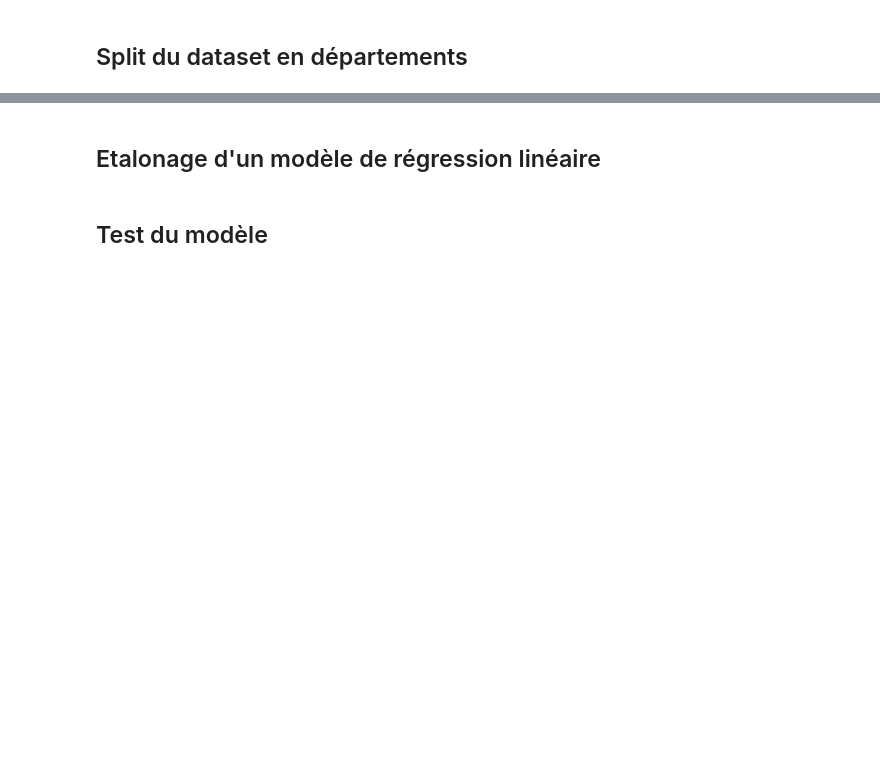
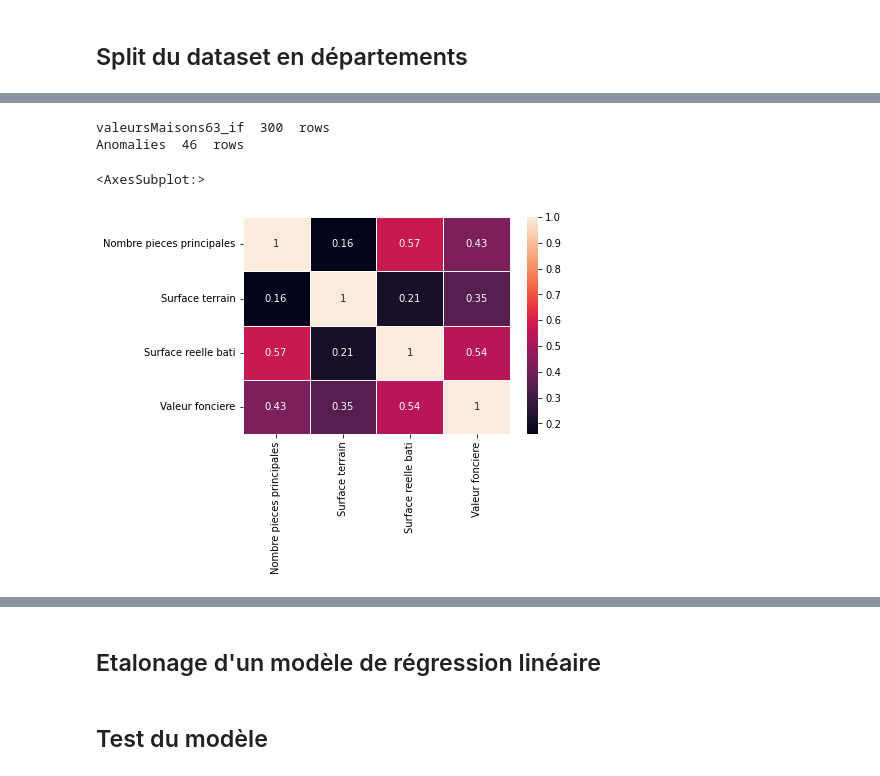
Before and after one commit to Twizzle1997/Immothep, a Jupyter notebook: src/notebookAppV2.ipynb, the cells around one changed output, grey strips where cells are left out. Saved outputs shown, nothing was run; the diff lists cells and outputs as text; code cells hidden in the pictures; blank space fills up the shorter version.

```diff
--- a/src/notebookAppV2.ipynb
+++ b/src/notebookAppV2.ipynb
@@ -106,0 +153,4 @@ splitter.split_datas('filtreAppart2020.csv', 'Code postal', 'CPAppart')
+# %%
+# Import du CSV avec le score de l'IF
+valeursMaisons63_if = pd.read_csv(cr.CURATED_LOCAL_PATH + '/CPMaisons/63_IF.csv', usecols=['Type local', 'Nombre pieces principales', 'Surface terrain', 'Surface reelle bati', 'Valeur fonciere', 'scores', 'anomaly'])
+valeursMaisons63_if.head()
@@ -106,0 +164,17 @@ splitter.split_datas('filtreAppart2020.csv', 'Code postal', 'CPAppart')
+# %%
+# Vérification du nombre de valeurs
+print("valeursMaisons63_if ", len(valeursMaisons63_if), " rows")
+print("Anomalies ", len(valeursMaisons63_if[valeursMaisons63_if['anomaly']==-1]), " rows")
+# %% [output]
+valeursMaisons63_if  300  rows
+Anomalies  46  rows
+# %%
+# Suppression des anomalies
+valeursMaisons63_if = valeursMaisons63_if[['Type local', 'Nombre pieces principales', 'Surface terrain', 'Surface reelle bati', 'Valeur fonciere']][valeursMaisons63_if["anomaly"] != -1]
+# %%
+# Correlation
+data_corr_train = valeursMaisons63_if.corr()
+sns.heatmap(data_corr_train, linewidths=.5, annot=True)
+# %% [output]
+<AxesSubplot:>
+[figure, added]
```
Also changed, not shown: parts of 10 cells of this notebook, 3 other files.
